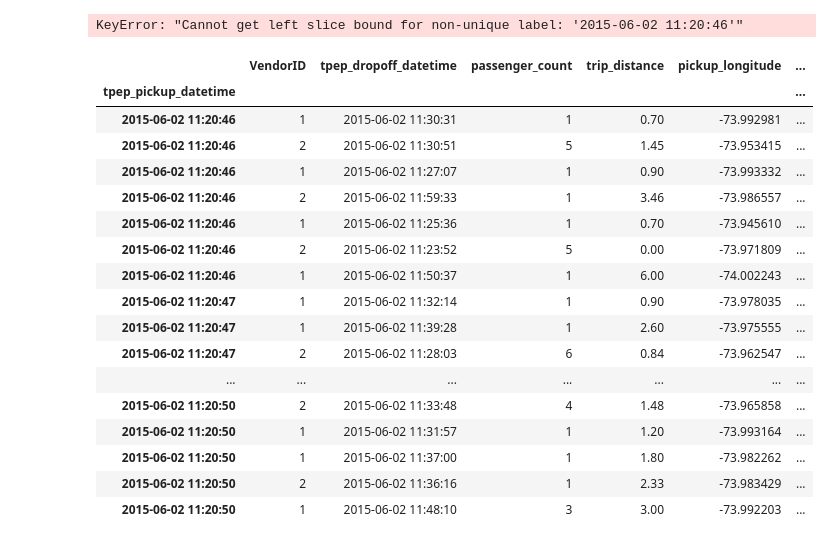
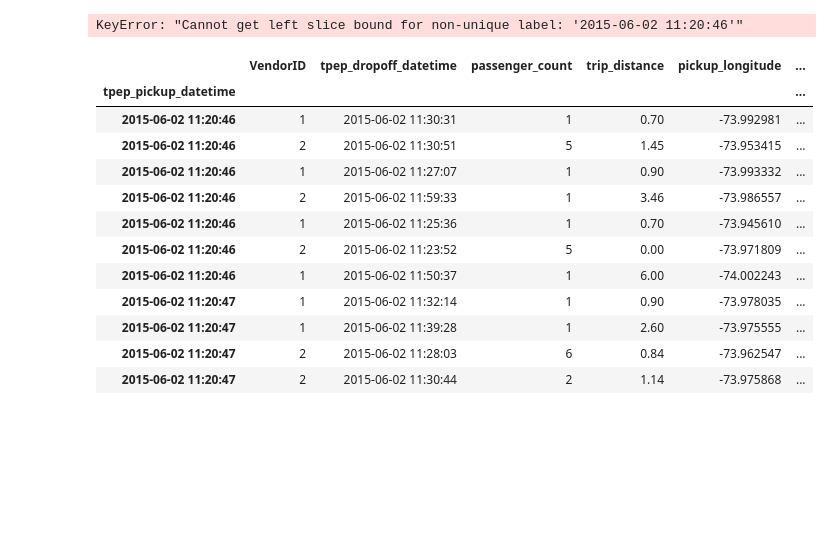
Before and after one commit to reuven/apple-2025-02February-pandas, a Jupyter notebook: 2025-03March-11.ipynb, the cells around one changed output. Drawn from its saved outputs; the diff is of its cells as text; code cells hidden in the pictures; blank space fills up the shorter version.

```diff
--- a/2025-03March-11.ipynb
+++ b/2025-03March-11.ipynb
@@ -179,26 +179,21 @@ df = df.reset_index()
 # %%
 (
     df
     .set_index('tpep_pickup_datetime')
     .sort_index()
-    .loc['2015-06-02 11:20:46':'2015-06-02 11:20:50']
+    .loc['2015-06-02 11:20:46':'2015-06-02 11:20:47']
 )
 # %% [output]
 |  | VendorID | tpep_dropoff_datetime | passenger_count | trip_distance | pickup_longitude | ... |
 | tpep_pickup_datetime |  |  |  |  |  | ... |
 | 2015-06-02 11:20:46 | 1 | 2015-06-02 11:30:31 | 1 | 0.70 | -73.992981 | ... |
 | 2015-06-02 11:20:46 | 2 | 2015-06-02 11:30:51 | 5 | 1.45 | -73.953415 | ... |
 | 2015-06-02 11:20:46 | 1 | 2015-06-02 11:27:07 | 1 | 0.90 | -73.993332 | ... |
 | 2015-06-02 11:20:46 | 2 | 2015-06-02 11:59:33 | 1 | 3.46 | -73.986557 | ... |
 | 2015-06-02 11:20:46 | 1 | 2015-06-02 11:25:36 | 1 | 0.70 | -73.945610 | ... |
 | 2015-06-02 11:20:46 | 2 | 2015-06-02 11:23:52 | 5 | 0.00 | -73.971809 | ... |
 | 2015-06-02 11:20:46 | 1 | 2015-06-02 11:50:37 | 1 | 6.00 | -74.002243 | ... |
 | 2015-06-02 11:20:47 | 1 | 2015-06-02 11:32:14 | 1 | 0.90 | -73.978035 | ... |
 | 2015-06-02 11:20:47 | 1 | 2015-06-02 11:39:28 | 1 | 2.60 | -73.975555 | ... |
 | 2015-06-02 11:20:47 | 2 | 2015-06-02 11:28:03 | 6 | 0.84 | -73.962547 | ... |
-| ... | ... | ... | ... | ... | ... | ... |
-| 2015-06-02 11:20:50 | 2 | 2015-06-02 11:33:48 | 4 | 1.48 | -73.965858 | ... |
-| 2015-06-02 11:20:50 | 1 | 2015-06-02 11:31:57 | 1 | 1.20 | -73.993164 | ... |
-| 2015-06-02 11:20:50 | 1 | 2015-06-02 11:37:00 | 1 | 1.80 | -73.982262 | ... |
-| 2015-06-02 11:20:50 | 2 | 2015-06-02 11:36:16 | 1 | 2.33 | -73.983429 | ... |
-| 2015-06-02 11:20:50 | 1 | 2015-06-02 11:48:10 | 3 | 3.00 | -73.992203 | ... |
+| 2015-06-02 11:20:47 | 2 | 2015-06-02 11:30:44 | 2 | 1.14 | -73.975868 | ... |
```
Also changed, not shown: parts of 2 cells of this notebook.
